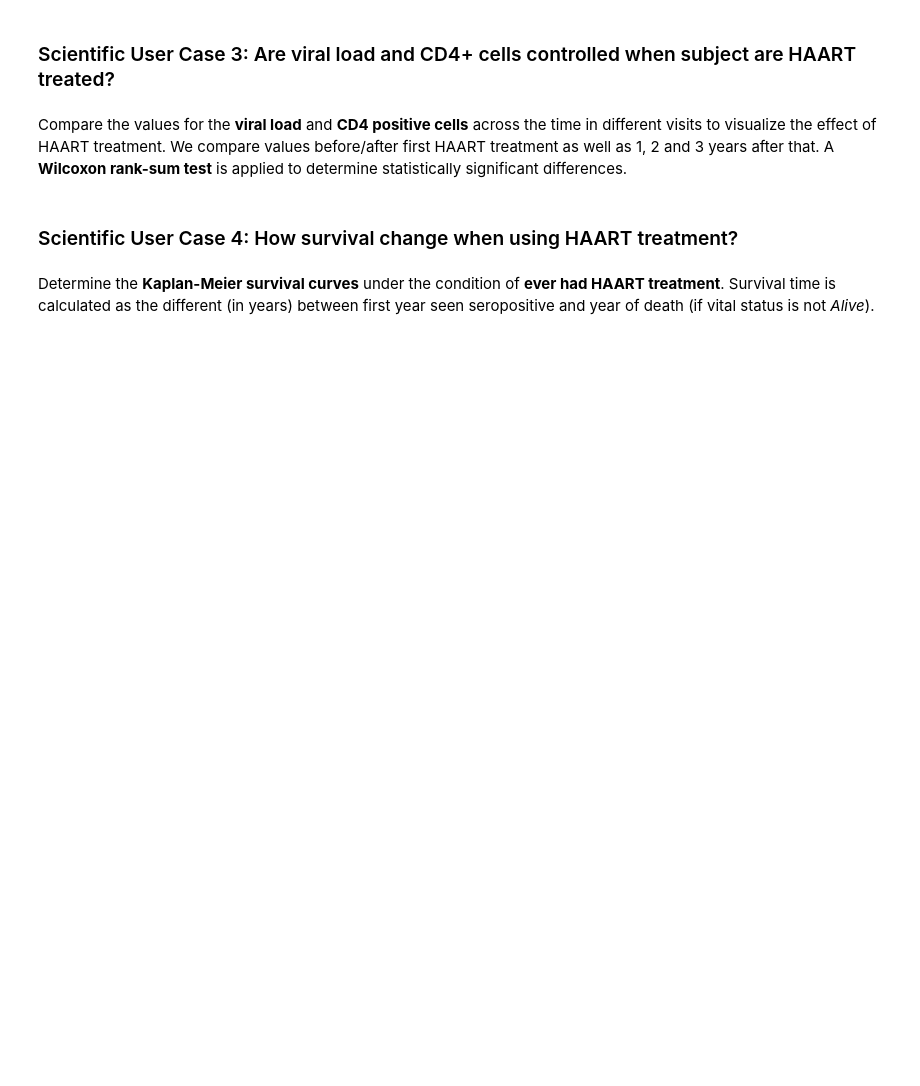
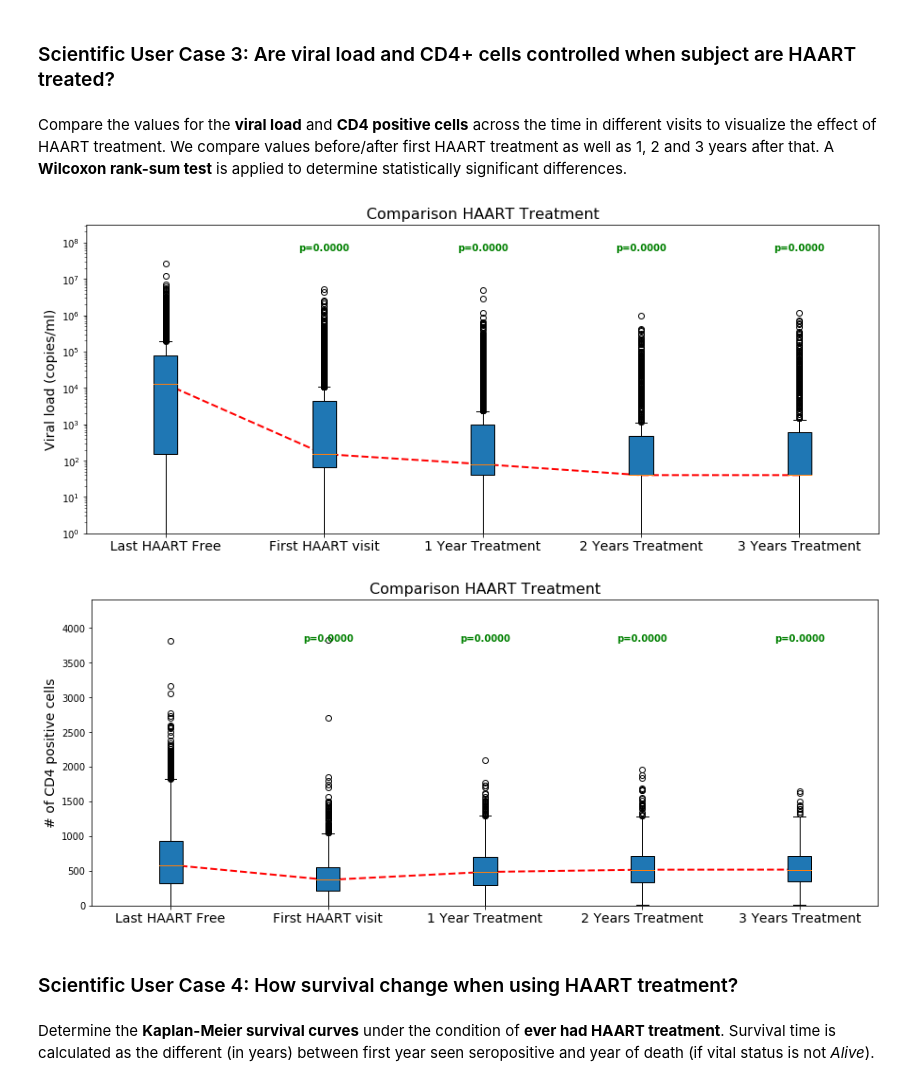
Before and after one commit to uc-cdis/ndh-demo, a Jupyter notebook: demo/CHARLIE_demo.ipynb, the cells around one changed output. Drawn from its saved outputs; the diff is of its cells as text; code cells hidden in the pictures; blank space fills up the shorter version.

```diff
--- a/demo/CHARLIE_demo.ipynb
+++ b/demo/CHARLIE_demo.ipynb
@@ -41,8 +58,11 @@ values = ndh.compare_lab_results("viral_load", "Viral load (copies/ml)")
 # %% [markdown]
 Compare the values for the **viral load** and **CD4 positive cells** across the time in different visits to visualize the effect of HAART treatment. We compare values before/after first HAART treatment as well as 1, 2 and 3 years after that. A **Wilcoxon rank-sum test** is applied to determine statistically significant differences.
 # %%
-values = ndh.compare_after_haart("viral_load", "Viral load (copies/ml)")
-values = ndh.compare_after_haart("leu3n", "# of CD4 positive cells")
+values = ndh.compare_after_haart(project_id, "viral_load", "Viral load (copies/ml)")
+values = ndh.compare_after_haart(project_id, "leu3n", "# of CD4 positive cells")
+# %% [output]
+[figure, added]
+[figure, added]
 # %% [markdown]
 ### Scientific User Case 4: How survival change when using HAART treatment?
 # %% [markdown]
```
Also changed, not shown: parts of 6 cells of this notebook, 1 other file.
